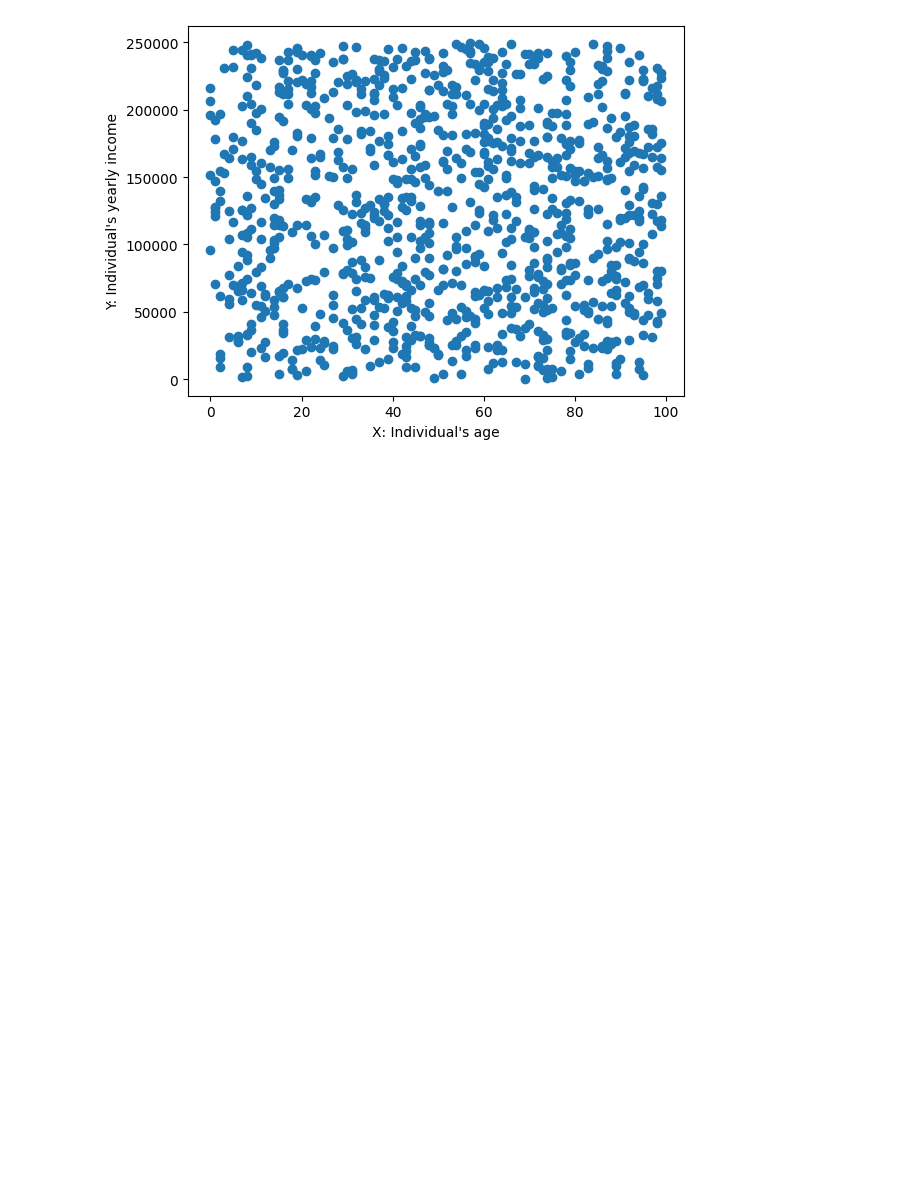
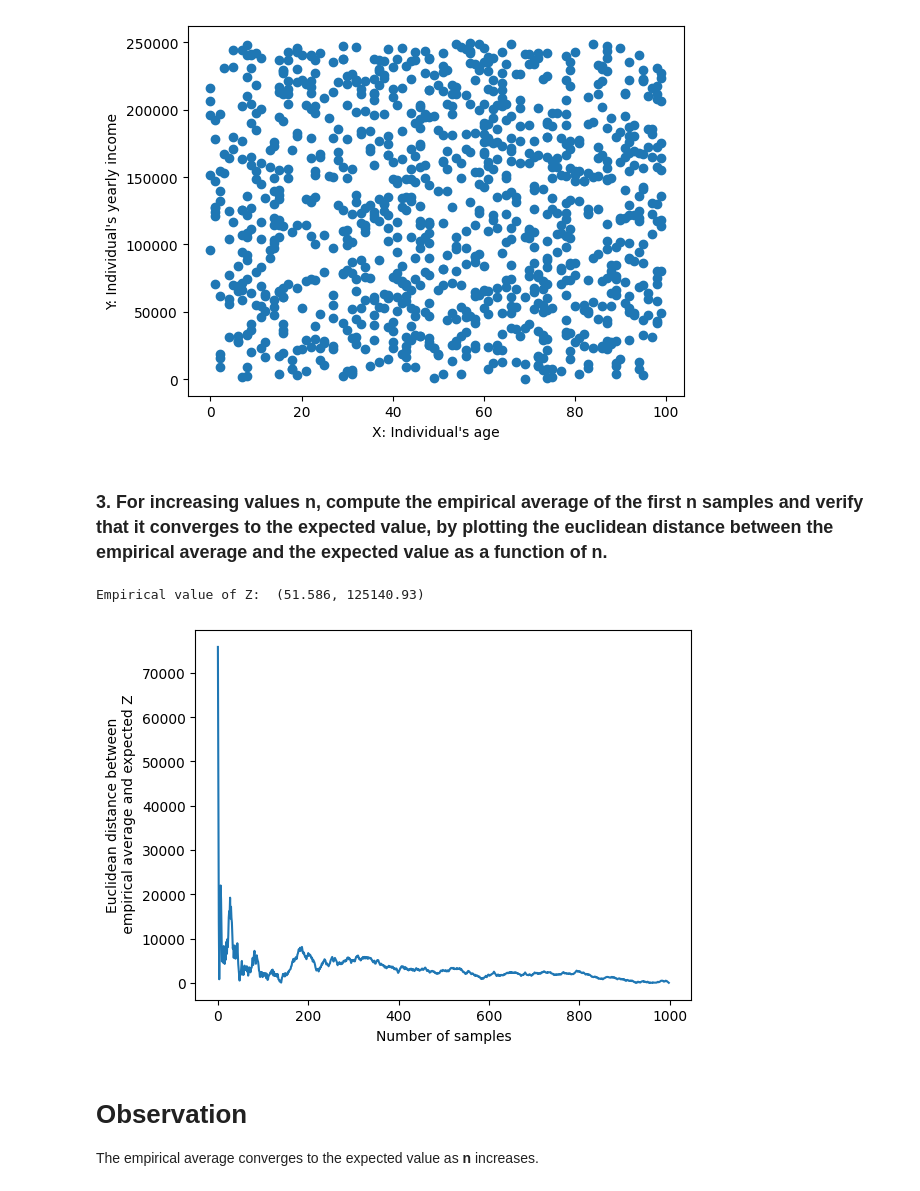
Before and after one commit to Autosuffisant/Epitech-Unsupervised-Learning-And-Agents, a Jupyter notebook: exercise_1/distribution.ipynb, the cells around one changed output. Cells and saved outputs as stored; diff of their text form; code cells hidden in the pictures; blank space fills up the shorter version.

```diff
--- a/exercise_1/distribution.ipynb
+++ b/exercise_1/distribution.ipynb
@@ -45,3 +49,33 @@ plt.ylabel("Y: Individual's yearly income")
 plt.show()
 # %% [output]
 [figure]
+# %% [markdown]
+### 3. For increasing values n, compute the empirical average of the first n samples and verify that it converges to the expected value, by plotting the euclidean distance between the empirical average and the expected value as a function of n.
+# %%
+EMPIRICAL_Z = (np.mean(X_DISTRIBUTION), np.mean(Y_DISTRIBUTION))
+
+print("Empirical value of Z: ", EMPIRICAL_Z)
+
+# Euclidean distance function used for plotting of the distance
+# between the empirical average and the expected value
+def get_euclidean_distance(x, y):
+    return np.sqrt(np.sum((np.array(x) - np.array(y)) ** 2))
+
+euclidean_distances = []
+
+for n in range(1, N):
+    empirical_average = (np.mean(X_DISTRIBUTION[:n]), np.mean(Y_DISTRIBUTION[:n]))
+    distance = get_euclidean_distance(empirical_average, EXPECTED_Z)
+    euclidean_distances.append(distance)
+
+plt.plot(euclidean_distances)
+plt.xlabel("Number of samples")
+plt.ylabel("Euclidean distance between\n empirical average and expected Z")
+plt.show()
+# %% [output]
+Empirical value of Z:  (51.586, 125140.93)
+[figure, added]
+# %% [markdown]
+# Observation
+
+The empirical average converges to the expected value as **n** increases.
```
Also changed, not shown: parts of 1 cell of this notebook.
